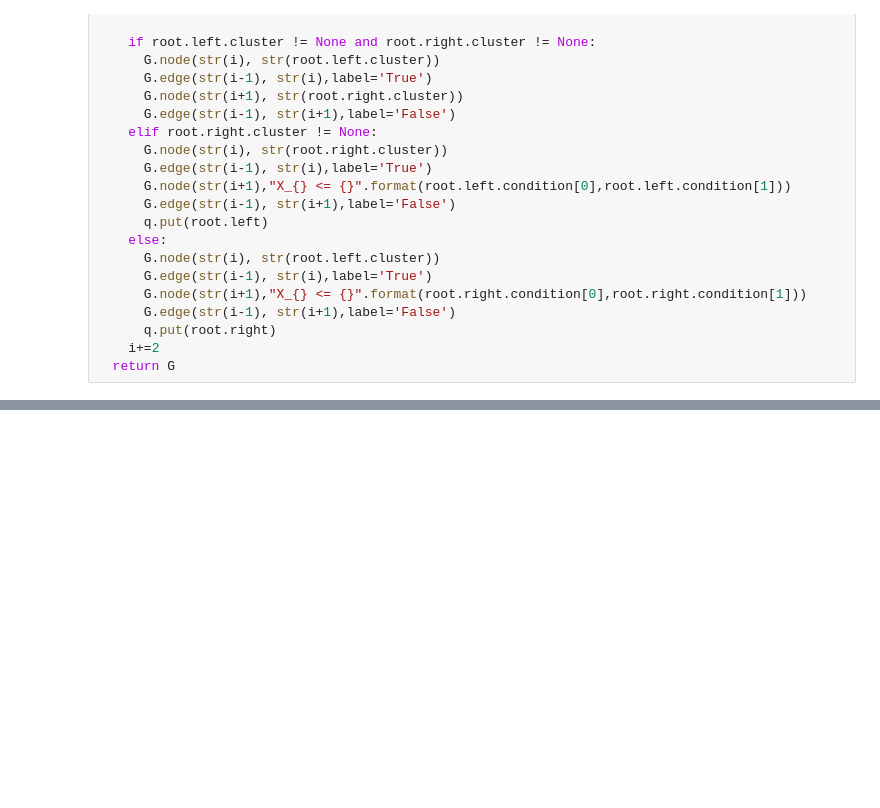
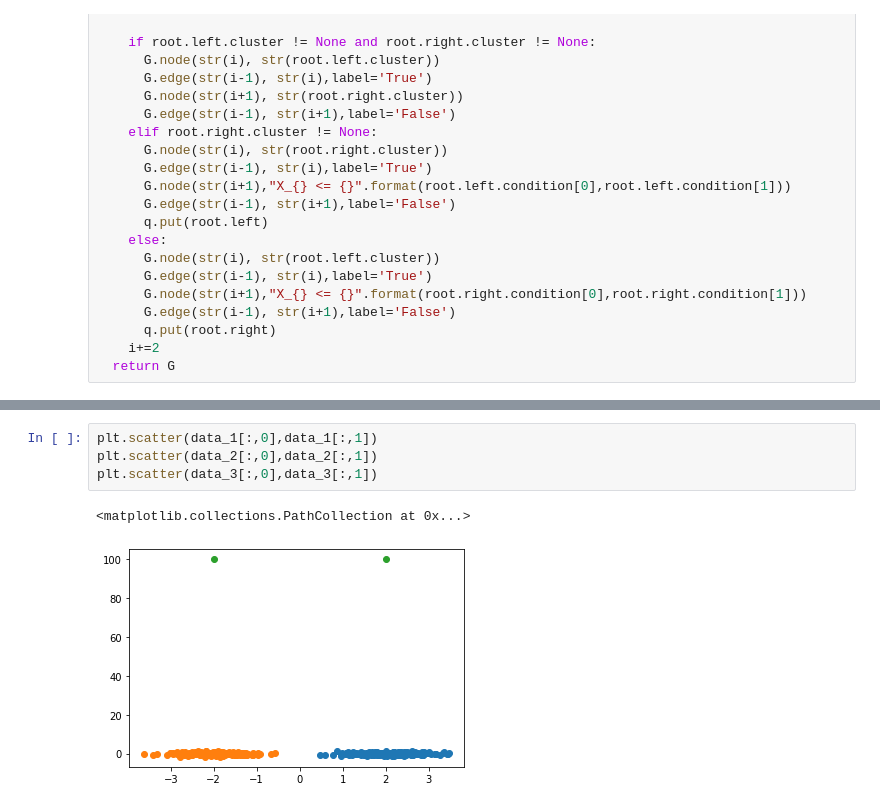
Before and after one commit to matsutakk/explainable-kmeans, a Jupyter notebook: XAI_kmeans.ipynb, the cells around one changed output, grey strips where cells are left out. Saved outputs shown, nothing was run; the diff lists cells and outputs as text; blank space fills up the shorter version.

```diff
--- a/XAI_kmeans.ipynb
+++ b/XAI_kmeans.ipynb
@@ -426,0 +453,7 @@ def make_tree(root,n_clusters):
+# %%
+plt.scatter(data_1[:,0],data_1[:,1])
+plt.scatter(data_2[:,0],data_2[:,1])
+plt.scatter(data_3[:,0],data_3[:,1])
+# %% [output]
+<matplotlib.collections.PathCollection at 0x...>
+[figure, added]
```
Also changed, not shown: parts of 13 cells of this notebook.
